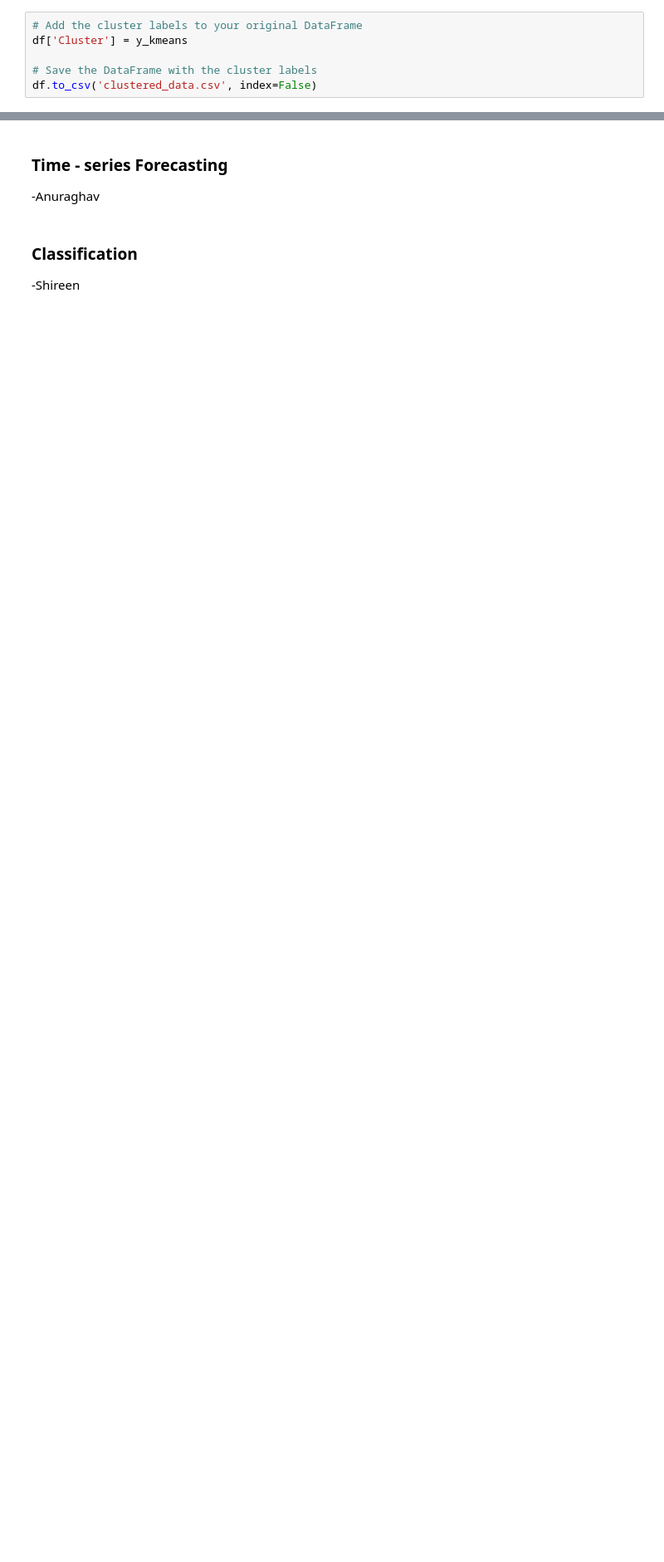
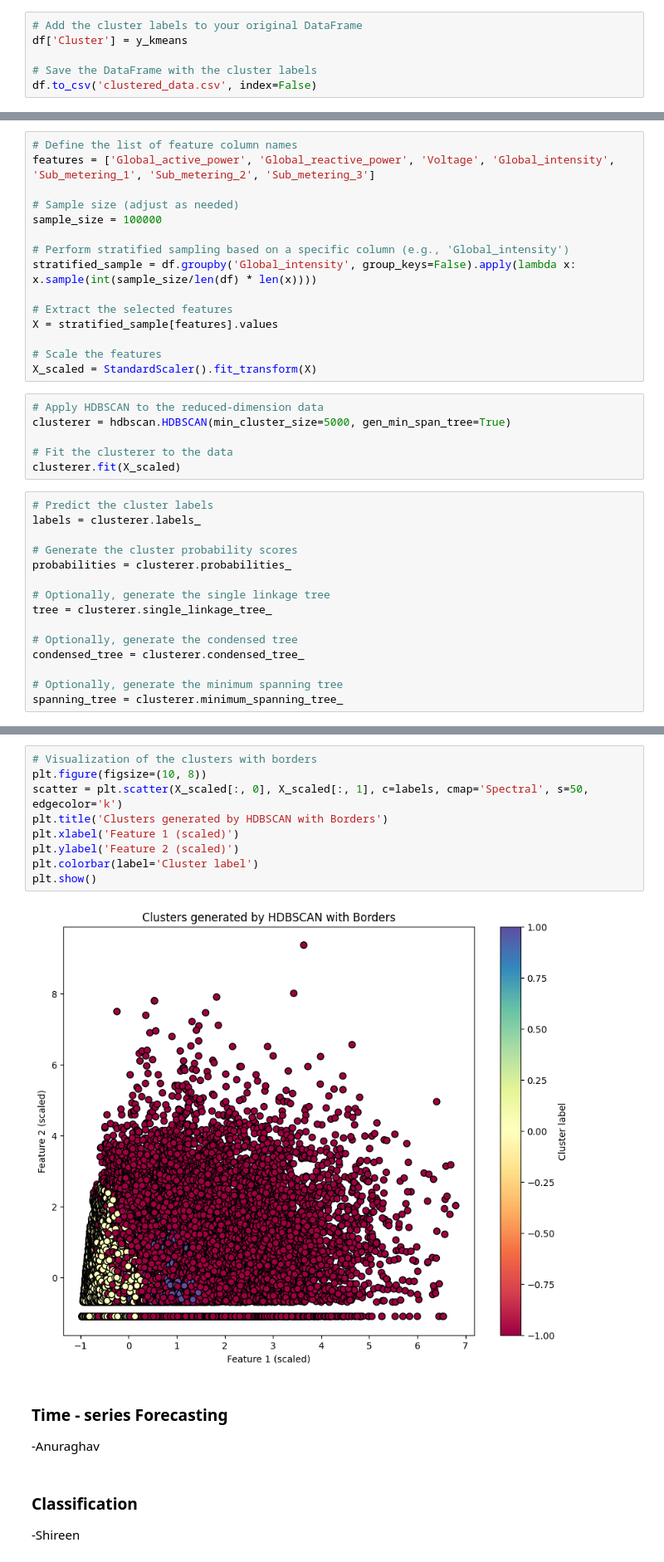
Before and after one commit to XzeraSpartan/CMPE-255-Data-Mining-Project-Group-5, a Jupyter notebook: CMPE_255_Data_Mining_Project.ipynb, the cells around one changed output, grey strips where cells are left out. Shown at 83% size. Cells and saved outputs as stored; diff of their text form; blank space fills up the shorter version.

```diff
--- a/CMPE_255_Data_Mining_Project.ipynb
+++ b/CMPE_255_Data_Mining_Project.ipynb
@@ -215,0 +236,36 @@ df.to_csv('clustered_data.csv', index=False)
+# %%
+# Define the list of feature column names
+features = ['Global_active_power', 'Global_reactive_power', 'Voltage', 'Global_intensity', 'Sub_metering_1', 'Sub_metering_2', 'Sub_metering_3']
+
+# Sample size (adjust as needed)
+sample_size = 100000
+
+# Perform stratified sampling based on a specific column (e.g., 'Global_intensity')
+stratified_sample = df.groupby('Global_intensity', group_keys=False).apply(lambda x: x.sample(int(sample_size/len(df) * len(x))))
+
+# Extract the selected features
+X = stratified_sample[features].values
+
+# Scale the features
+X_scaled = StandardScaler().fit_transform(X)
+# %%
+# Apply HDBSCAN to the reduced-dimension data
+clusterer = hdbscan.HDBSCAN(min_cluster_size=5000, gen_min_span_tree=True)
+
+# Fit the clusterer to the data
+clusterer.fit(X_scaled)
+# %%
+# Predict the cluster labels
+labels = clusterer.labels_
+
+# Generate the cluster probability scores
+probabilities = clusterer.probabilities_
+
+# Optionally, generate the single linkage tree
+tree = clusterer.single_linkage_tree_
+
+# Optionally, generate the condensed tree
+condensed_tree = clusterer.condensed_tree_
+
+# Optionally, generate the minimum spanning tree
+spanning_tree = clusterer.minimum_spanning_tree_
@@ -216,3 +282,14 @@ df.to_csv('clustered_data.csv', index=False)
+# %%
+# Visualization of the clusters with borders
+plt.figure(figsize=(10, 8))
+scatter = plt.scatter(X_scaled[:, 0], X_scaled[:, 1], c=labels, cmap='Spectral', s=50, edgecolor='k')
+plt.title('Clusters generated by HDBSCAN with Borders')
+plt.xlabel('Feature 1 (scaled)')
+plt.ylabel('Feature 2 (scaled)')
+plt.colorbar(label='Cluster label')
+plt.show()
+# %% [output]
+[figure, added]
 # %% [markdown]
 ### Time - series Forecasting
 
```
Also changed, not shown: parts of 23 cells of this notebook.
